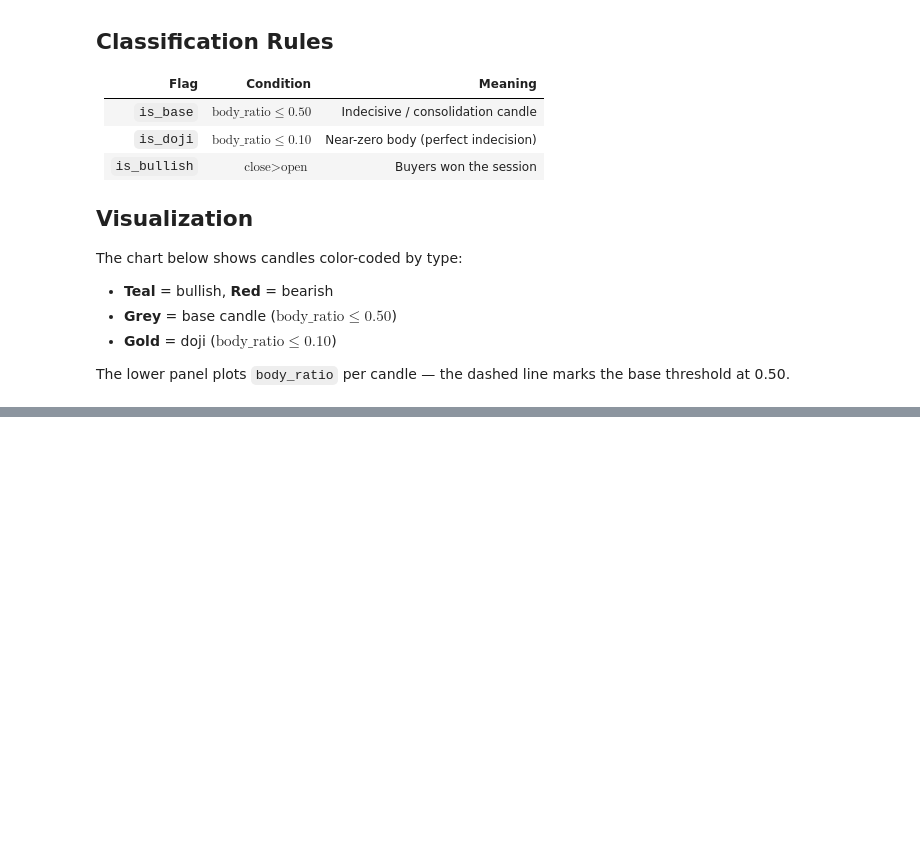
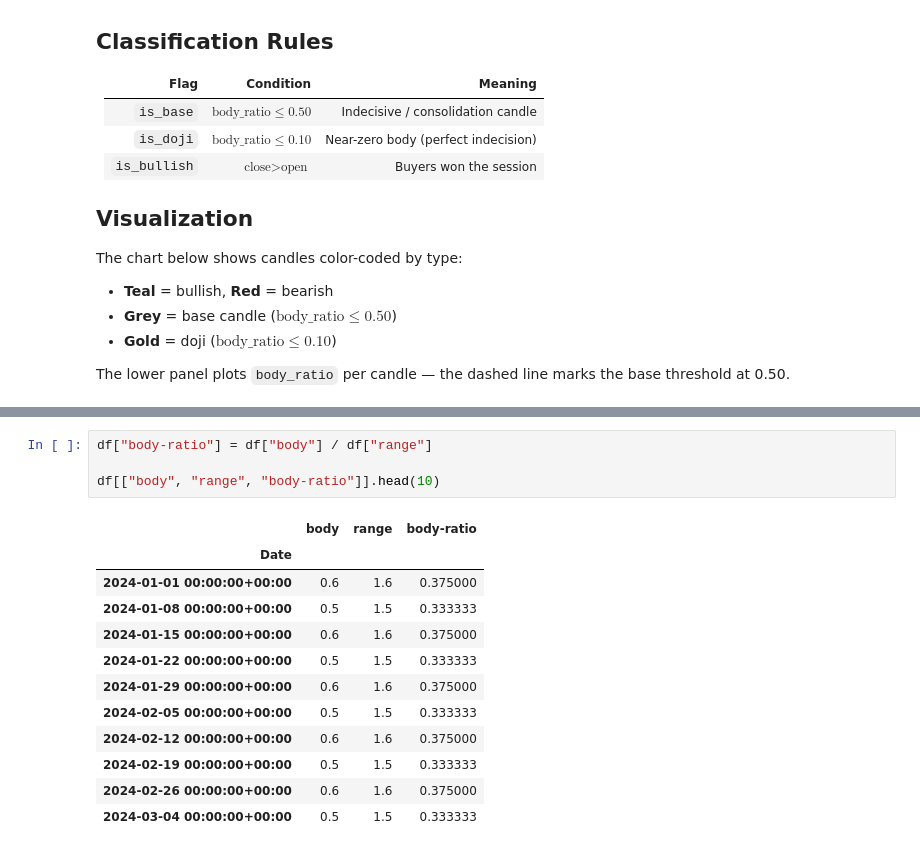
Before and after one commit to anabil-muthmercapital/S-D-learning, a Jupyter notebook: notebooks/02_candle_primitives.ipynb, the cells around one changed output, grey strips where cells are left out. Drawn from its saved outputs; the diff is of its cells as text; blank space fills up the shorter version.

```diff
--- a/notebooks/02_candle_primitives.ipynb
+++ b/notebooks/02_candle_primitives.ipynb
@@ -71,0 +95,17 @@ df.head(20)
+# %%
+df["body-ratio"] = df["body"] / df["range"]
+
+df[["body", "range", "body-ratio"]].head(10)
+# %% [output]
+|  | body | range | body-ratio |
+| Date |  |  |  |
+| 2024-01-01 00:00:00+00:00 | 0.6 | 1.6 | 0.375000 |
+| 2024-01-08 00:00:00+00:00 | 0.5 | 1.5 | 0.333333 |
+| 2024-01-15 00:00:00+00:00 | 0.6 | 1.6 | 0.375000 |
+| 2024-01-22 00:00:00+00:00 | 0.5 | 1.5 | 0.333333 |
+| 2024-01-29 00:00:00+00:00 | 0.6 | 1.6 | 0.375000 |
+| 2024-02-05 00:00:00+00:00 | 0.5 | 1.5 | 0.333333 |
+| 2024-02-12 00:00:00+00:00 | 0.6 | 1.6 | 0.375000 |
+| 2024-02-19 00:00:00+00:00 | 0.5 | 1.5 | 0.333333 |
+| 2024-02-26 00:00:00+00:00 | 0.6 | 1.6 | 0.375000 |
+| 2024-03-04 00:00:00+00:00 | 0.5 | 1.5 | 0.333333 |
```
Also changed, not shown: parts of 15 cells of this notebook, 9 other files.
